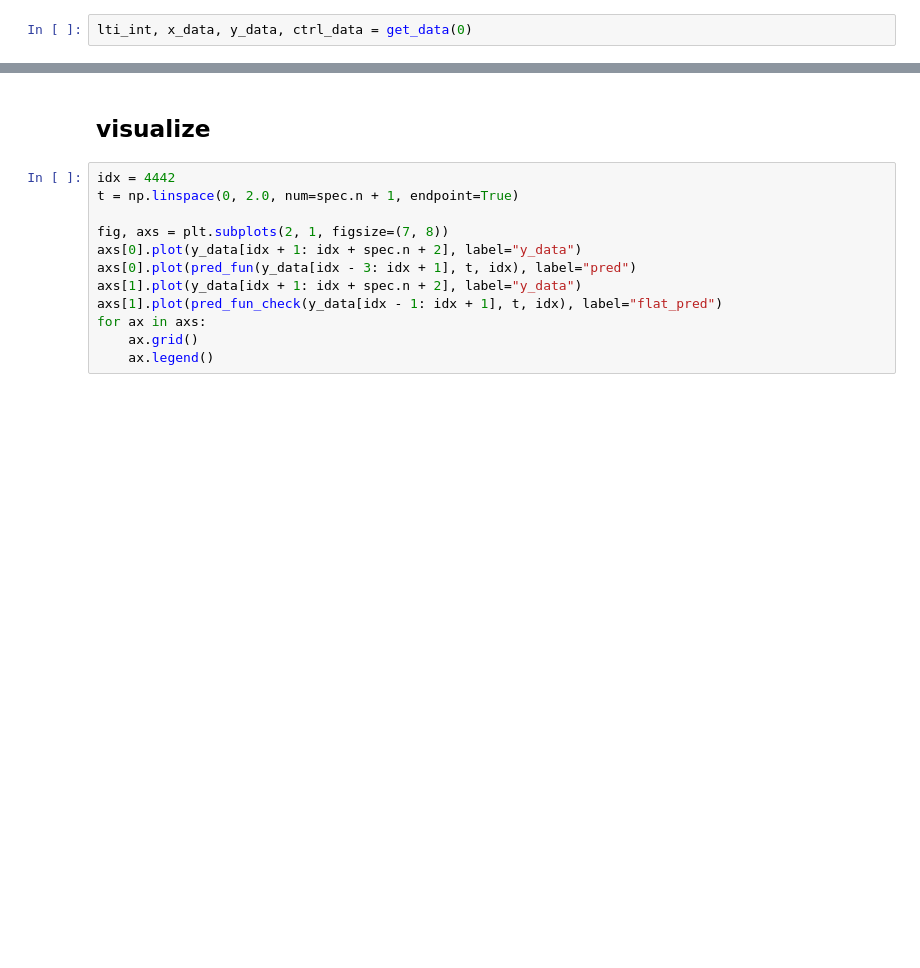
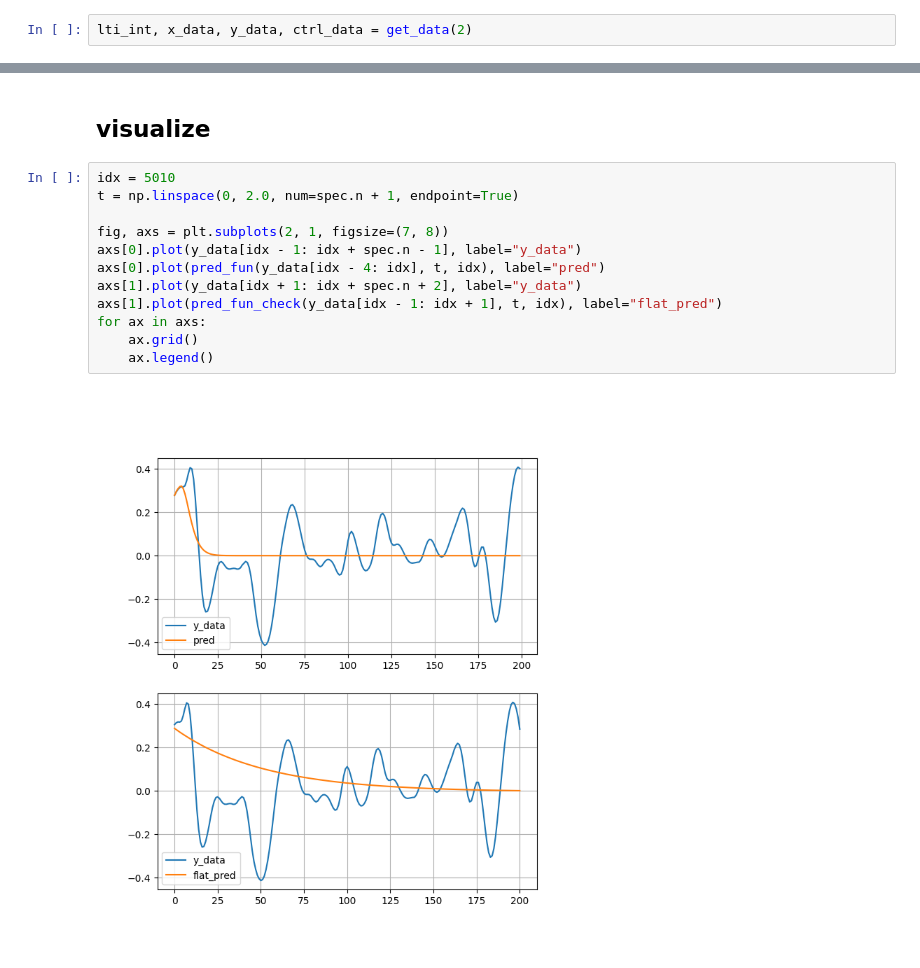
Before and after one commit to jozbee/mpc_comparison, a Jupyter notebook: notebooks/poly_pred/05_poly_pred.ipynb, the cells around one changed output, grey strips where cells are left out. Saved outputs shown, nothing was run; the diff lists cells and outputs as text; blank space fills up the shorter version.

```diff
--- a/notebooks/poly_pred/05_poly_pred.ipynb
+++ b/notebooks/poly_pred/05_poly_pred.ipynb
@@ -86,7 +91,7 @@ ax.grid()
 # %% [markdown]
 ## quantitative analysis
 # %%
-lti_int, x_data, y_data, ctrl_data = get_data(0)
+lti_int, x_data, y_data, ctrl_data = get_data(2)
 # %%
 def pred_fun(hist, t, _):
     return mixed_pred(hist)
@@ -102,17 +111,19 @@ pred_err(pred_fun_check, y_data, 2)
 # %% [markdown]
 ## visualize
 # %%
-idx = 4442
+idx = 5010
 t = np.linspace(0, 2.0, num=spec.n + 1, endpoint=True)
 
 fig, axs = plt.subplots(2, 1, figsize=(7, 8))
-axs[0].plot(y_data[idx + 1: idx + spec.n + 2], label="y_data")
-axs[0].plot(pred_fun(y_data[idx - 3: idx + 1], t, idx), label="pred")
+axs[0].plot(y_data[idx - 1: idx + spec.n - 1], label="y_data")
+axs[0].plot(pred_fun(y_data[idx - 4: idx], t, idx), label="pred")
 axs[1].plot(y_data[idx + 1: idx + spec.n + 2], label="y_data")
 axs[1].plot(pred_fun_check(y_data[idx - 1: idx + 1], t, idx), label="flat_pred")
 for ax in axs:
     ax.grid()
     ax.legend()
+# %% [output]
+[figure, added]
 # %%
 fig, axs = plt.subplots(2, 1, figsize=(7, 8))
 
```
Also changed, not shown: parts of 7 cells of this notebook, 11 other files.
